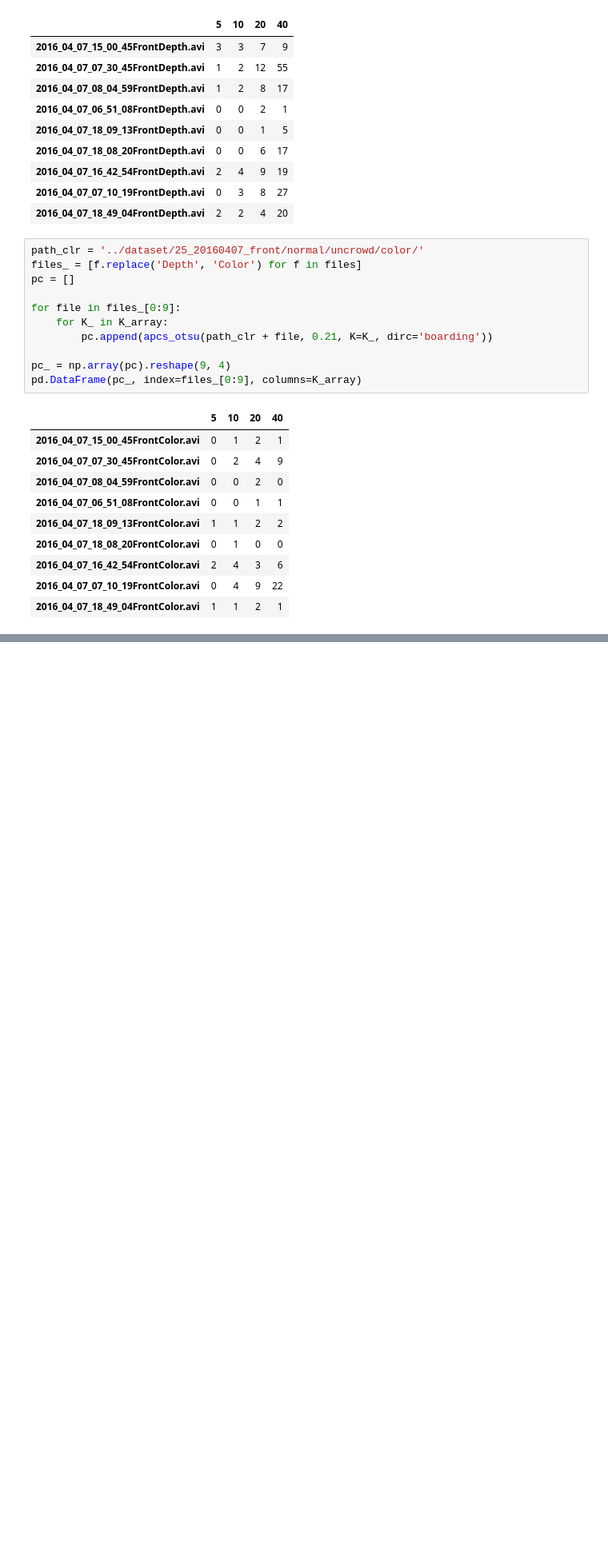
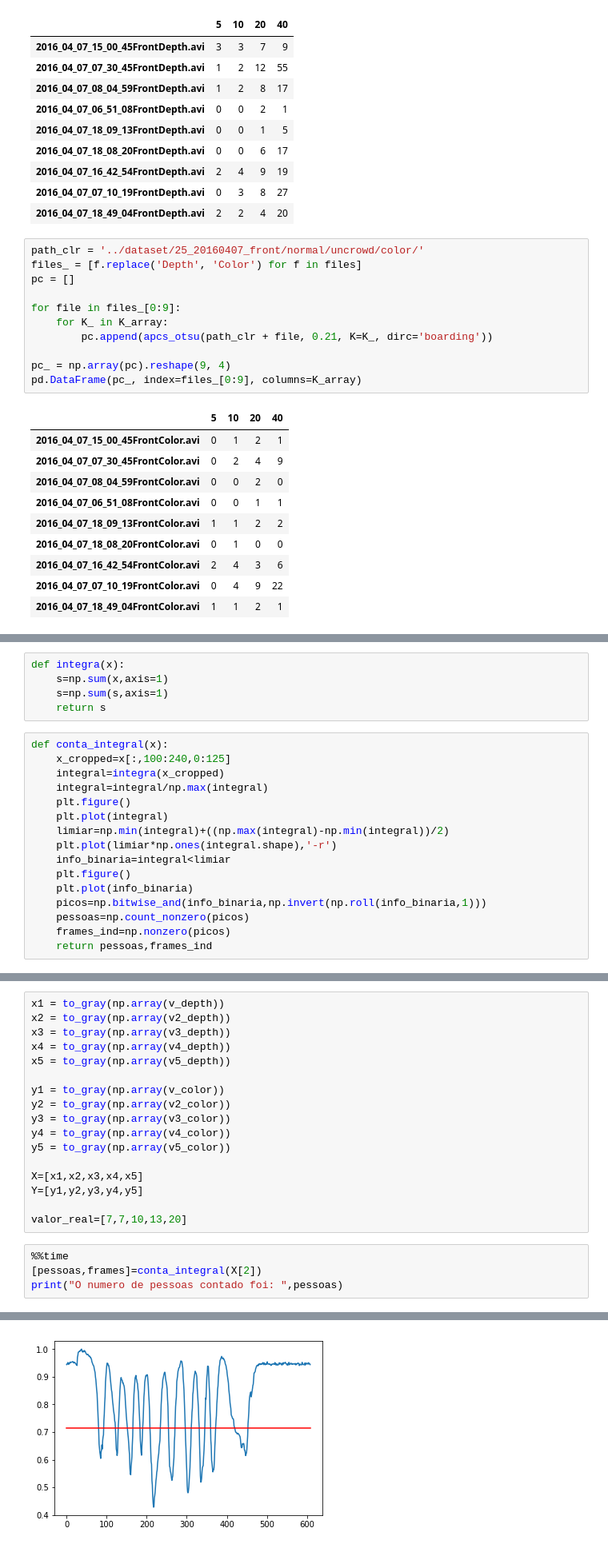
Before and after one commit to grupo9ia898/scap, a Jupyter notebook: scap.ipynb, the cells around one changed output, grey strips where cells are left out. Shown: that part at 80% size. Saved outputs shown, nothing was run; the diff lists cells and outputs as text; blank space fills up the shorter version.

```diff
--- a/scap.ipynb
+++ b/scap.ipynb
@@ -486,0 +504,21 @@ pd.DataFrame(pc_, index=files_[0:9], columns=K_array)
+# %%
+def integra(x):
+    s=np.sum(x,axis=1)
+    s=np.sum(s,axis=1)
+    return s
+# %%
+def conta_integral(x):
+    x_cropped=x[:,100:240,0:125]
+    integral=integra(x_cropped)
+    integral=integral/np.max(integral)
+    plt.figure()
+    plt.plot(integral)
+    limiar=np.min(integral)+((np.max(integral)-np.min(integral))/2)
+    plt.plot(limiar*np.ones(integral.shape),'-r')
+    info_binaria=integral<limiar
+    plt.figure()
+    plt.plot(info_binaria)
+    picos=np.bitwise_and(info_binaria,np.invert(np.roll(info_binaria,1)))
+    pessoas=np.count_nonzero(picos)
+    frames_ind=np.nonzero(picos)
+    return pessoas,frames_ind
@@ -486,0 +544,22 @@ pd.DataFrame(pc_, index=files_[0:9], columns=K_array)
+# %%
+x1 = to_gray(np.array(v_depth))
+x2 = to_gray(np.array(v2_depth))
+x3 = to_gray(np.array(v3_depth))
+x4 = to_gray(np.array(v4_depth))
+x5 = to_gray(np.array(v5_depth))
+
+y1 = to_gray(np.array(v_color))
+y2 = to_gray(np.array(v2_color))
+y3 = to_gray(np.array(v3_color))
+y4 = to_gray(np.array(v4_color))
+y5 = to_gray(np.array(v5_color))
+
+X=[x1,x2,x3,x4,x5]
+Y=[y1,y2,y3,y4,y5]
+
+valor_real=[7,7,10,13,20]
+# %%
+%%time
+[pessoas,frames]=conta_integral(X[2])
+print("O numero de pessoas contado foi: ",pessoas)
+# %% [output]
@@ -486,0 +569 @@ pd.DataFrame(pc_, index=files_[0:9], columns=K_array)
+[figure, added]
```
Also changed, not shown: parts of 6 cells of this notebook.
